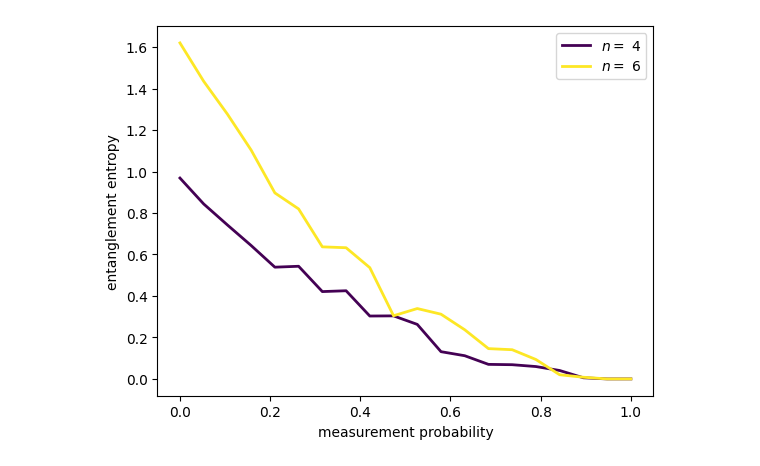
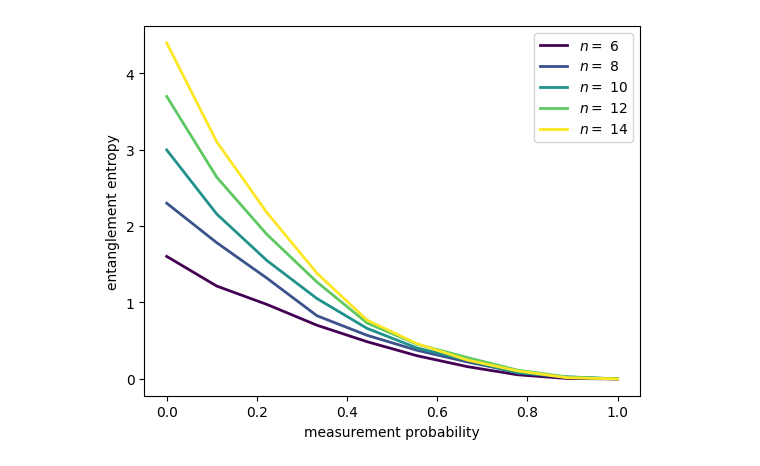
Before and after one commit to saumya-shivam/state_vector_simulation, a Jupyter notebook: examples/measurement_induced_transition.ipynb, the cells around one changed output. Drawn from its saved outputs; the diff is of its cells as text; code cells hidden in the pictures.

Commit message:
updated examples with more plots

```diff
--- a/examples/measurement_induced_transition.ipynb
+++ b/examples/measurement_induced_transition.ipynb
@@ -17,16 +17,16 @@ from statevector import*
 # Setting up parameters
 
 # the different qubit sizes to compare
-n_arr=np.arange(10,14,2)
+n_arr=np.arange(6,15,2)
 
 # probability of measurement at a given site
-p_arr=np.linspace(0,1,20)
+p_arr=np.linspace(0,1.0,10)
 
 # number of layers for each system size
-nstep_arr=[50,50]
+nstep_arr=[50]*(len(n_arr))
 
 # number of times each p,n is repeated to average over disorder instances
-rep_arr=[60,60]
+rep_arr=[100]*len(n_arr)
 
 # initalize entanglement entropy array
 ent_arr=np.zeros((len(n_arr),len(p_arr)))
@@ -72,14 +52,14 @@ i,j 1 19
 # %%
 # plot entaglement entropy with p
 
-cmap=cm.get_cmap('viridis',len(n_arr))
+cmap=colormaps['viridis'].resampled(len(n_arr))
 
 for i,n in enumerate(n_arr):
     plt.plot(p_arr,ent_arr[i,:],"-",color=cmap(i),label="$n = $ "+str(n),lw=2,markersize=1)
 
 plt.xlabel("measurement probability")
 plt.ylabel("entanglement entropy")
 plt.legend()
 plt.show()
 # %% [output]
-[figure, old version]
+[figure, new version]
```
Also changed, not shown: parts of 5 cells of this notebook, 1 other file.
